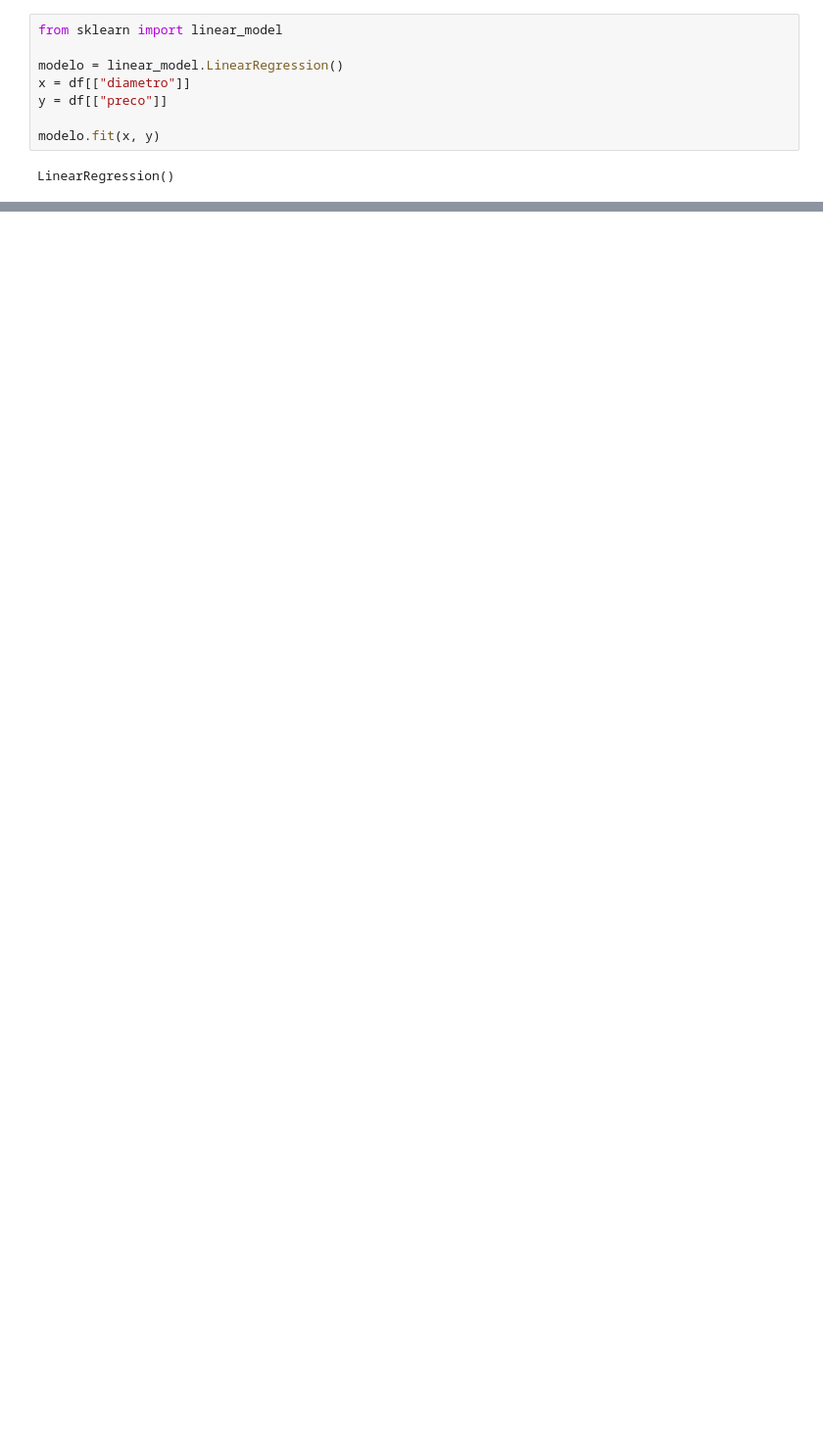
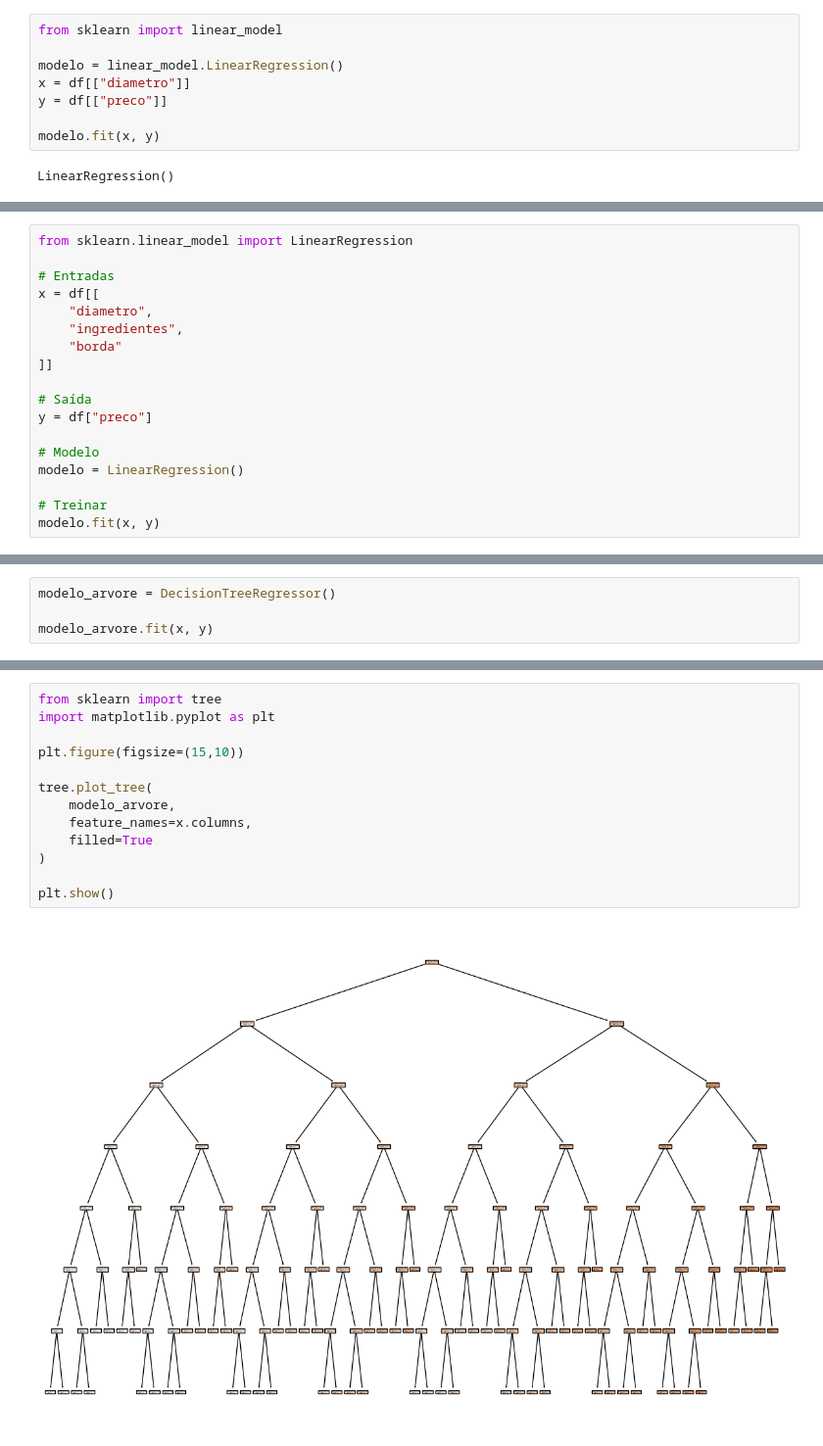
Before and after one commit to MateusMBN/Python_pizza_ai_dashboard, a Jupyter notebook: pizza_ai.ipynb, the cells around one changed output, grey strips where cells are left out. Shown at 98% size. Cells and saved outputs as stored; diff of their text form; blank space fills up the shorter version.

```diff
--- a/pizza_ai.ipynb
+++ b/pizza_ai.ipynb
@@ -65,0 +87,18 @@ plt.show()
+# %%
+from sklearn.linear_model import LinearRegression
+
+# Entradas
+x = df[[
+    "diametro",
+    "ingredientes",
+    "borda"
+]]
+
+# Saída
+y = df["preco"]
+
+# Modelo
+modelo = LinearRegression()
+
+# Treinar
+modelo.fit(x, y)
@@ -65,0 +176,4 @@ plt.show()
+# %%
+modelo_arvore = DecisionTreeRegressor()
+
+modelo_arvore.fit(x, y)
@@ -65,0 +206,15 @@ plt.show()
+# %%
+from sklearn import tree
+import matplotlib.pyplot as plt
+
+plt.figure(figsize=(15,10))
+
+tree.plot_tree(
+    modelo_arvore,
+    feature_names=x.columns,
+    filled=True
+)
+
+plt.show()
+# %% [output]
+[figure, added]
```
Also changed, not shown: parts of 51 cells of this notebook, 5 other files.
